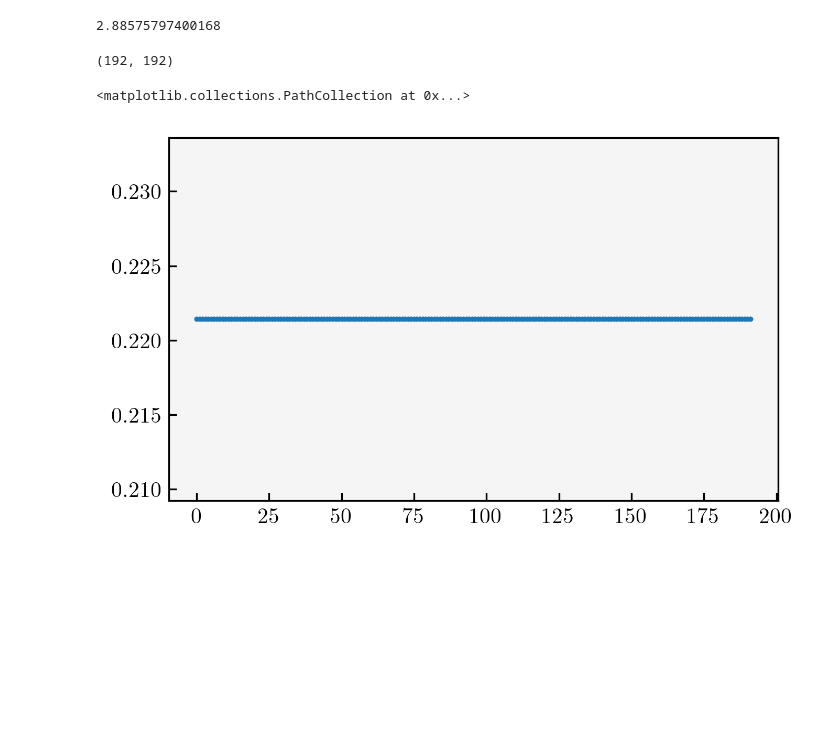
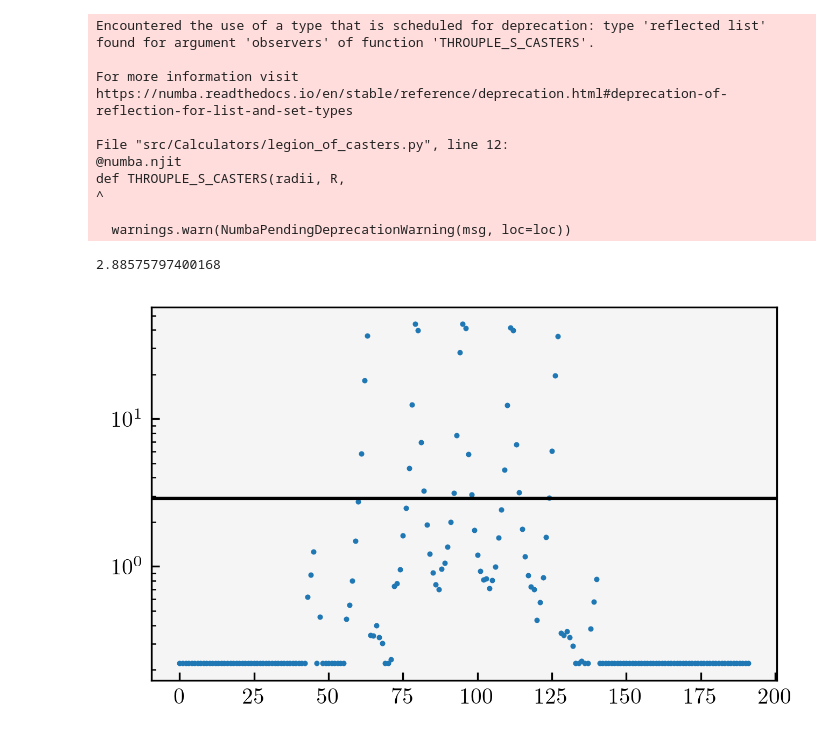
Before and after one commit to KKilmetis8/tde_comparison, a Jupyter notebook: find_logspace.ipynb, the cells around one changed output. Saved outputs shown, nothing was run; the diff lists cells and outputs as text; code cells hidden in the pictures; blank space fills up the shorter version.

```diff
--- a/find_logspace.ipynb
+++ b/find_logspace.ipynb
@@ -25,34 +23,40 @@ test = num_array/days
+# %%
+fix = 844
+num_array = 1200
 # %%
-photosphere = []
-photo_mean = np.zeros(len(fixes))
-for idx in range(0,1):
-        rays_T, rays_den, rays, radii = ray_maker(fixes[idx], m, int(num_array[idx]))
-        for i in range(len(rays_T)):
-                _, _, photo = get_photosphere(rays_T, rays_den, radii)
-                photosphere.append(photo)
-                photo_mean[idx] = np.mean(np.array(photosphere[i]))
+rays_T, rays_den, rays, radii = ray_maker(fix, m, num_array)
+_, _, photo = get_photosphere(rays_T, rays_den, radii)
+photo_mean = np.mean(photo)
+# %% [output]
+Encountered the use of a type that is scheduled for deprecation: type 'reflected list' found for argument 'observers' of function 'THROUPLE_S_CASTERS'.
+
+For more information visit https://numba.readthedocs.io/en/stable/reference/deprecation.html#deprecation-of-reflection-for-list-and-set-types
+
+File "src/Calculators/legion_of_casters.py", line 12:
+@numba.njit
+def THROUPLE_S_CASTERS(radii, R,
+^
+
+  warnings.warn(NumbaPendingDeprecationWarning(msg, loc=loc))
 # %%
 Rsol_to_cm = 6.957e10
-idx = np.argmin(np.abs(photo_mean[0]-radii))
-print((radii[idx+1]-radii[idx])/Rsol_to_cm)
+idx = np.argmin(np.abs(photo_mean-radii))
+mean_diff = (radii[idx+1]-radii[idx])/Rsol_to_cm
+print(mean_diff)
 # %% [output]
 2.88575797400168
-# %%
-np.shape(photosphere)
-# %% [output]
-(192, 192)
 # %%
-for idx in range(0,1):
-    spacing = np.zeros(len(rays_T))
-    for i in range(len(rays_T)):
-        ph = photosphere[idx][i]
-        i_photo = np.argmin(np.abs(ph-radii))
-        spacing[i] = (radii[idx+1]-radii[idx])/Rsol_to_cm
+spacing = np.zeros(len(rays_T))
+for i in range(len(rays_T)):
+    ph = photo[i]
+    i_photo = np.argmin(np.abs(ph-radii))
+    spacing[i] = (radii[i_photo+1]-radii[i_photo])/Rsol_to_cm
 # %%
 plt.scatter(np.arange(192), spacing, s = 2)
+plt.axhline(mean_diff, c = 'k')
+plt.yscale('log')
 # %% [output]
-<matplotlib.collections.PathCollection at 0x...>
-[figure, old version]
+[figure, new version]
 # %%
 plt.plot(days,num_array, '-o')
 print(num_array)
```
Also changed, not shown: parts of 3 cells of this notebook, 12 other files.
